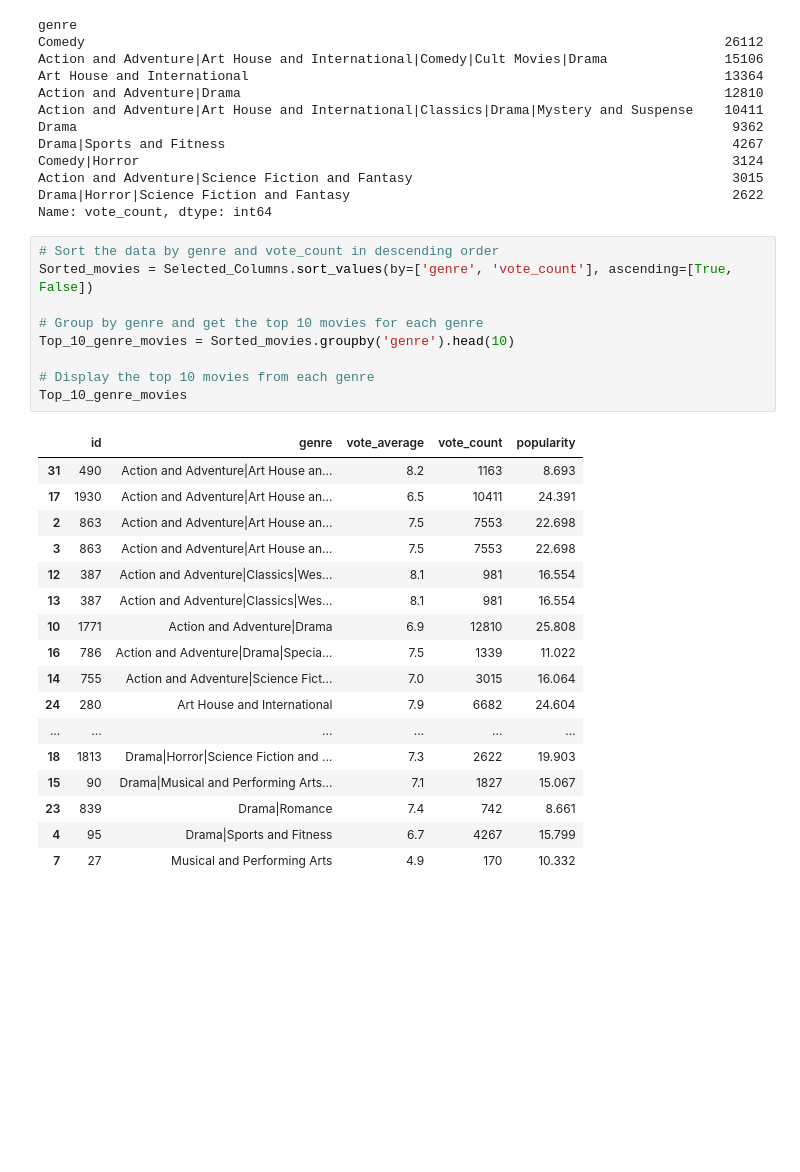
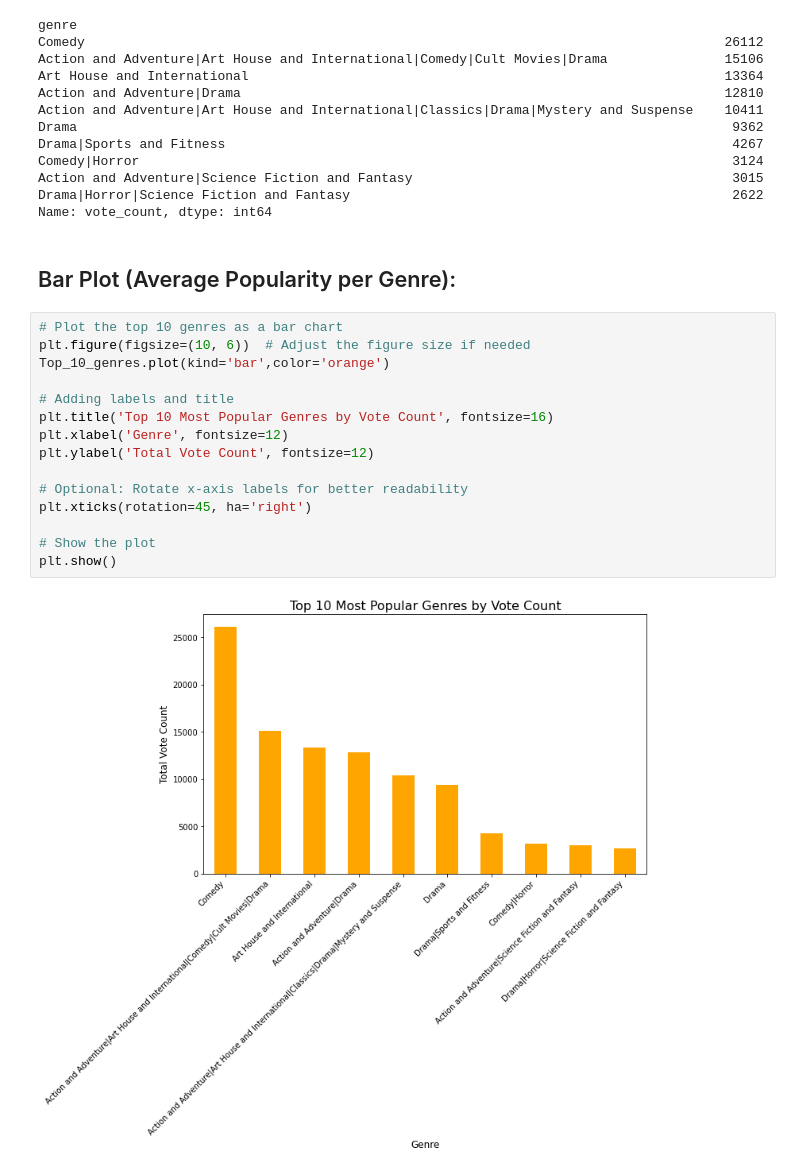
Before and after one commit to vnelima/Phase-2-Movie-project--Group-9, a Jupyter notebook: Collaborators/Betty/Betty.ipynb, the cells around one changed output. Cells and saved outputs as stored; diff of their text form; blank space fills up the shorter version.

```diff
--- a/Collaborators/Betty/Betty.ipynb
+++ b/Collaborators/Betty/Betty.ipynb
@@ -216,30 +216,22 @@ Comedy|Horror
 Action and Adventure|Science Fiction and Fantasy                                         3015
 Drama|Horror|Science Fiction and Fantasy                                                 2622
 Name: vote_count, dtype: int64
-# %%
-# Sort the data by genre and vote_count in descending order
-Sorted_movies = Selected_Columns.sort_values(by=['genre', 'vote_count'], ascending=[True, False])
-
-# Group by genre and get the top 10 movies for each genre
-Top_10_genre_movies = Sorted_movies.groupby('genre').head(10)
-
-# Display the top 10 movies from each genre
-Top_10_genre_movies
-# %% [output]
-|  | id | genre | vote_average | vote_count | popularity |
-| 31 | 490 | Action and Adventure|Art House an... | 8.2 | 1163 | 8.693 |
-| 17 | 1930 | Action and Adventure|Art House an... | 6.5 | 10411 | 24.391 |
-| 2 | 863 | Action and Adventure|Art House an... | 7.5 | 7553 | 22.698 |
-| 3 | 863 | Action and Adventure|Art House an... | 7.5 | 7553 | 22.698 |
-| 12 | 387 | Action and Adventure|Classics|Wes... | 8.1 | 981 | 16.554 |
-| 13 | 387 | Action and Adventure|Classics|Wes... | 8.1 | 981 | 16.554 |
-| 10 | 1771 | Action and Adventure|Drama | 6.9 | 12810 | 25.808 |
-| 16 | 786 | Action and Adventure|Drama|Specia... | 7.5 | 1339 | 11.022 |
-| 14 | 755 | Action and Adventure|Science Fict... | 7.0 | 3015 | 16.064 |
-| 24 | 280 | Art House and International | 7.9 | 6682 | 24.604 |
-| ... | ... | ... | ... | ... | ... |
-| 18 | 1813 | Drama|Horror|Science Fiction and ... | 7.3 | 2622 | 19.903 |
-| 15 | 90 | Drama|Musical and Performing Arts... | 7.1 | 1827 | 15.067 |
-| 23 | 839 | Drama|Romance | 7.4 | 742 | 8.661 |
-| 4 | 95 | Drama|Sports and Fitness | 6.7 | 4267 | 15.799 |
-| 7 | 27 | Musical and Performing Arts | 4.9 | 170 | 10.332 |
+# %% [markdown]
+## Bar Plot (Average Popularity per Genre):
+# %%
+# Plot the top 10 genres as a bar chart
+plt.figure(figsize=(10, 6))  # Adjust the figure size if needed
+Top_10_genres.plot(kind='bar',color='orange')
+
+# Adding labels and title
+plt.title('Top 10 Most Popular Genres by Vote Count', fontsize=16)
+plt.xlabel('Genre', fontsize=12)
+plt.ylabel('Total Vote Count', fontsize=12)
+
+# Optional: Rotate x-axis labels for better readability
+plt.xticks(rotation=45, ha='right')
+
+# Show the plot
+plt.show()
+# %% [output]
+[figure, added]
```
Also changed, not shown: parts of 4 cells of this notebook.
